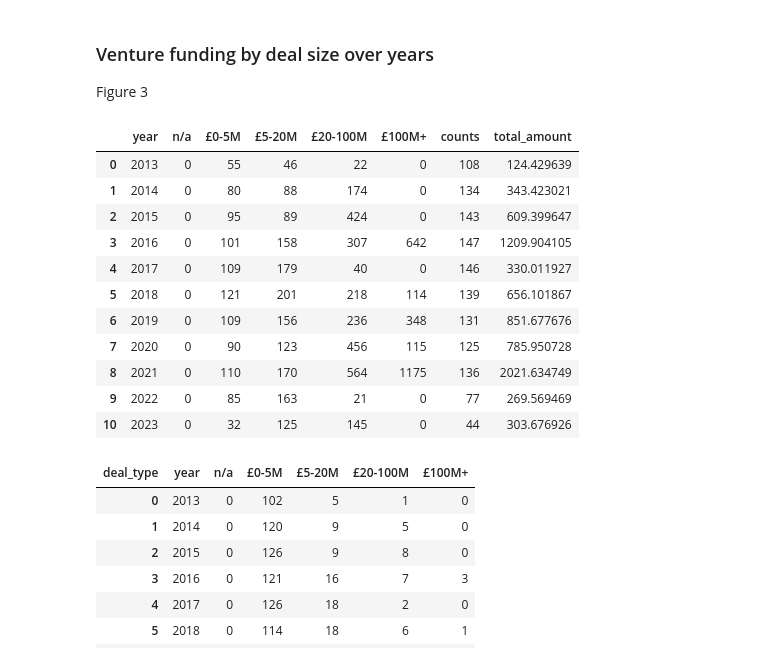
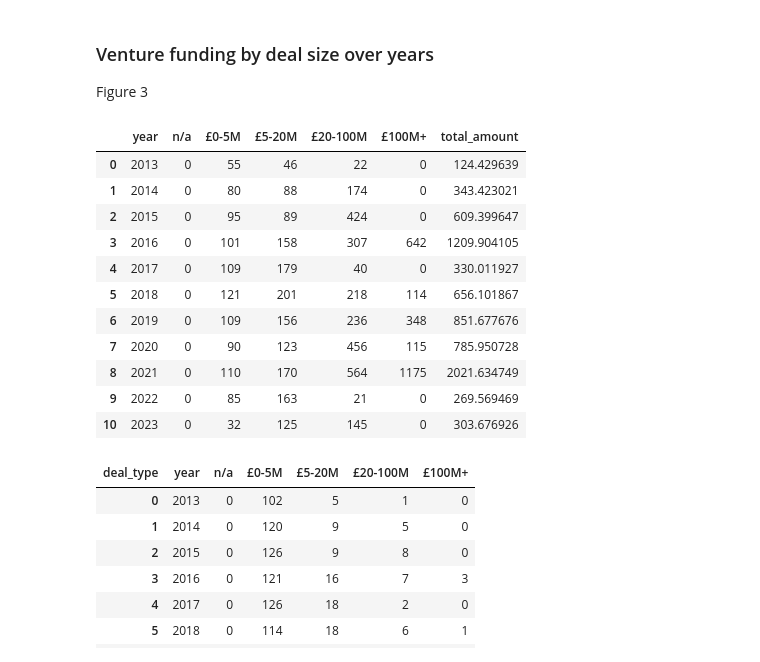
Before and after one commit to nestauk/discovery_child_development, a Jupyter notebook: discovery_child_development/analysis/final/report_figures.ipynb, the cells around one changed output. Drawn from its saved outputs; the diff is of its cells as text; code cells hidden in the pictures.

```diff
--- a/discovery_child_development/analysis/final/report_figures.ipynb
+++ b/discovery_child_development/analysis/final/report_figures.ipynb
@@ -996,46 +999,46 @@ funding_df_ranges = (
     .assign(deal_type=lambda df: df.amount.apply(deal_amount_to_range_coarse))
     .astype({"deal_type": "category"})
     .assign(deal_type=lambda x: x.deal_type.cat.set_categories(deal_order))
     .drop_duplicates('id')
 )
 
 deal_data = (
     funding_df_ranges.groupby(["year", "deal_type"], as_index=True)
     .agg(
         counts=("id", "count"),
         total_amount=("amount", "sum"),
     )
     .reset_index()
     .query("year >= 2013")
     .query("year <= 2023")
     .assign(total_amount=lambda df: df.total_amount / 1000)
 )
 deal_data_wide_df = (
     deal_data.pivot(index="year", columns="deal_type", values="total_amount")
     .fillna(0)
     .astype(int)
     .reset_index()
 )
 
 deal_data_wide_df = (
     deal_data_wide_df
-    .merge(deal_data.groupby('year').sum().reset_index(), on='year', how='left')
+    .merge(deal_data.groupby('year').total_amount.sum().reset_index(), on='year', how='left')
 )
 
 deal_data_wide_df
 # %% [output]
-|  | year | n/a | £0-5M | £5-20M | £20-100M | £100M+ | counts | total_amount |
-| 0 | 2013 | 0 | 55 | 46 | 22 | 0 | 108 | 124.429639 |
-| 1 | 2014 | 0 | 80 | 88 | 174 | 0 | 134 | 343.423021 |
-| 2 | 2015 | 0 | 95 | 89 | 424 | 0 | 143 | 609.399647 |
-| 3 | 2016 | 0 | 101 | 158 | 307 | 642 | 147 | 1209.904105 |
-| 4 | 2017 | 0 | 109 | 179 | 40 | 0 | 146 | 330.011927 |
-| 5 | 2018 | 0 | 121 | 201 | 218 | 114 | 139 | 656.101867 |
-| 6 | 2019 | 0 | 109 | 156 | 236 | 348 | 131 | 851.677676 |
-| 7 | 2020 | 0 | 90 | 123 | 456 | 115 | 125 | 785.950728 |
-| 8 | 2021 | 0 | 110 | 170 | 564 | 1175 | 136 | 2021.634749 |
-| 9 | 2022 | 0 | 85 | 163 | 21 | 0 | 77 | 269.569469 |
-| 10 | 2023 | 0 | 32 | 125 | 145 | 0 | 44 | 303.676926 |
+|  | year | n/a | £0-5M | £5-20M | £20-100M | £100M+ | total_amount |
+| 0 | 2013 | 0 | 55 | 46 | 22 | 0 | 124.429639 |
+| 1 | 2014 | 0 | 80 | 88 | 174 | 0 | 343.423021 |
+| 2 | 2015 | 0 | 95 | 89 | 424 | 0 | 609.399647 |
+| 3 | 2016 | 0 | 101 | 158 | 307 | 642 | 1209.904105 |
+| 4 | 2017 | 0 | 109 | 179 | 40 | 0 | 330.011927 |
+| 5 | 2018 | 0 | 121 | 201 | 218 | 114 | 656.101867 |
+| 6 | 2019 | 0 | 109 | 156 | 236 | 348 | 851.677676 |
+| 7 | 2020 | 0 | 90 | 123 | 456 | 115 | 785.950728 |
+| 8 | 2021 | 0 | 110 | 170 | 564 | 1175 | 2021.634749 |
+| 9 | 2022 | 0 | 85 | 163 | 21 | 0 | 269.569469 |
+| 10 | 2023 | 0 | 32 | 125 | 145 | 0 | 303.676926 |
 # %%
 deal_data_wide_counts_df = (
     deal_data.pivot(index="year", columns="deal_type", values="counts")
```
Also changed, not shown: parts of 27 cells of this notebook, 1 other file.
